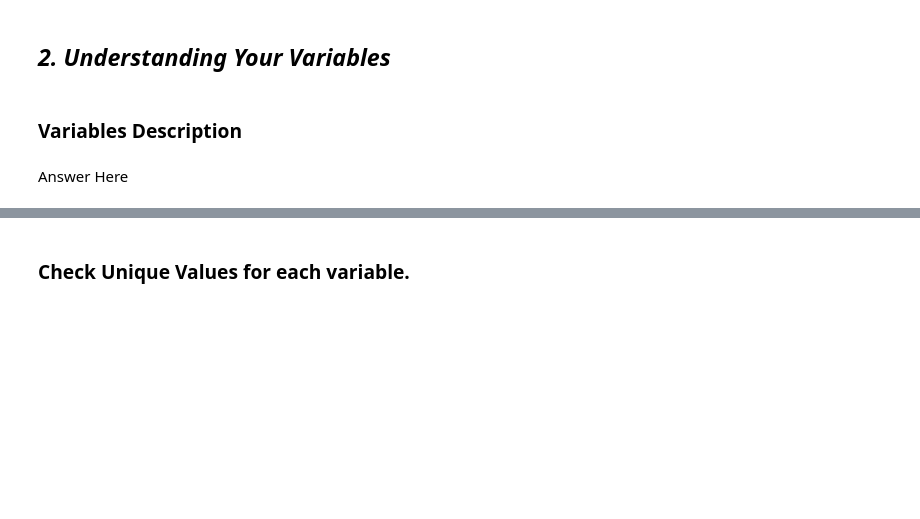
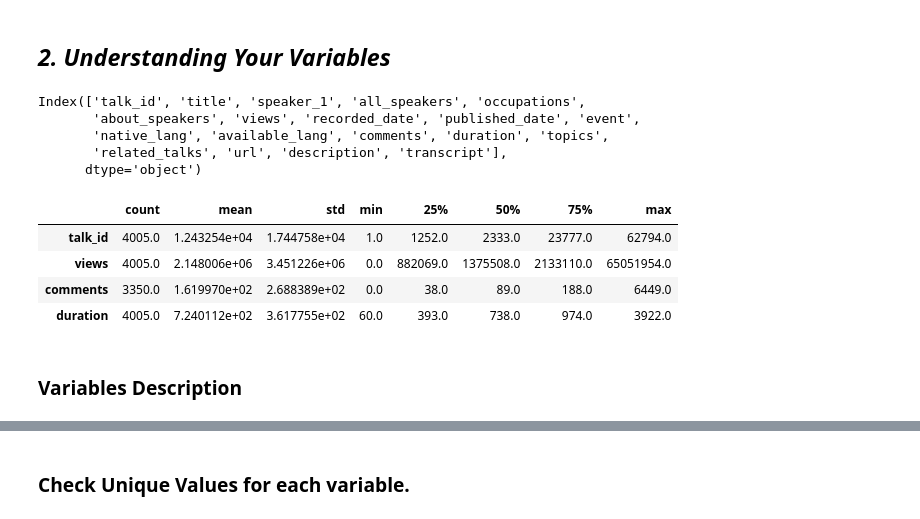
Before and after one commit to ash260498/-Datascience, a Jupyter notebook: Ted_talks_views_prediction_Aswathi.ipynb, the cells around one changed output, grey strips where cells are left out. Drawn from its saved outputs; the diff is of its cells as text; code cells hidden in the pictures; blank space fills up the shorter version.

```diff
--- a/Ted_talks_views_prediction_Aswathi.ipynb
+++ b/Ted_talks_views_prediction_Aswathi.ipynb
@@ -115,9 +252,21 @@ Answer Here
 ## ***2. Understanding Your Variables***
 # %%
 # Dataset Columns
+ted_talks.columns
+# %% [output]
+Index(['talk_id', 'title', 'speaker_1', 'all_speakers', 'occupations',
+       'about_speakers', 'views', 'recorded_date', 'published_date', 'event',
+       'native_lang', 'available_lang', 'comments', 'duration', 'topics',
+       'related_talks', 'url', 'description', 'transcript'],
+      dtype='object')
 # %%
 # Dataset Describe
+ted_talks.describe().T
+# %% [output]
+|  | count | mean | std | min | 25% | 50% | 75% | max |
+| talk_id | 4005.0 | 1.243254e+04 | 1.744758e+04 | 1.0 | 1252.0 | 2333.0 | 23777.0 | 62794.0 |
+| views | 4005.0 | 2.148006e+06 | 3.451226e+06 | 0.0 | 882069.0 | 1375508.0 | 2133110.0 | 65051954.0 |
+| comments | 3350.0 | 1.619970e+02 | 2.688389e+02 | 0.0 | 38.0 | 89.0 | 188.0 | 6449.0 |
+| duration | 4005.0 | 7.240112e+02 | 3.617755e+02 | 60.0 | 393.0 | 738.0 | 974.0 | 3922.0 |
 # %% [markdown]
 ### Variables Description
-# %% [markdown]
-Answer Here
```
Also changed, not shown: parts of 23 cells of this notebook.
